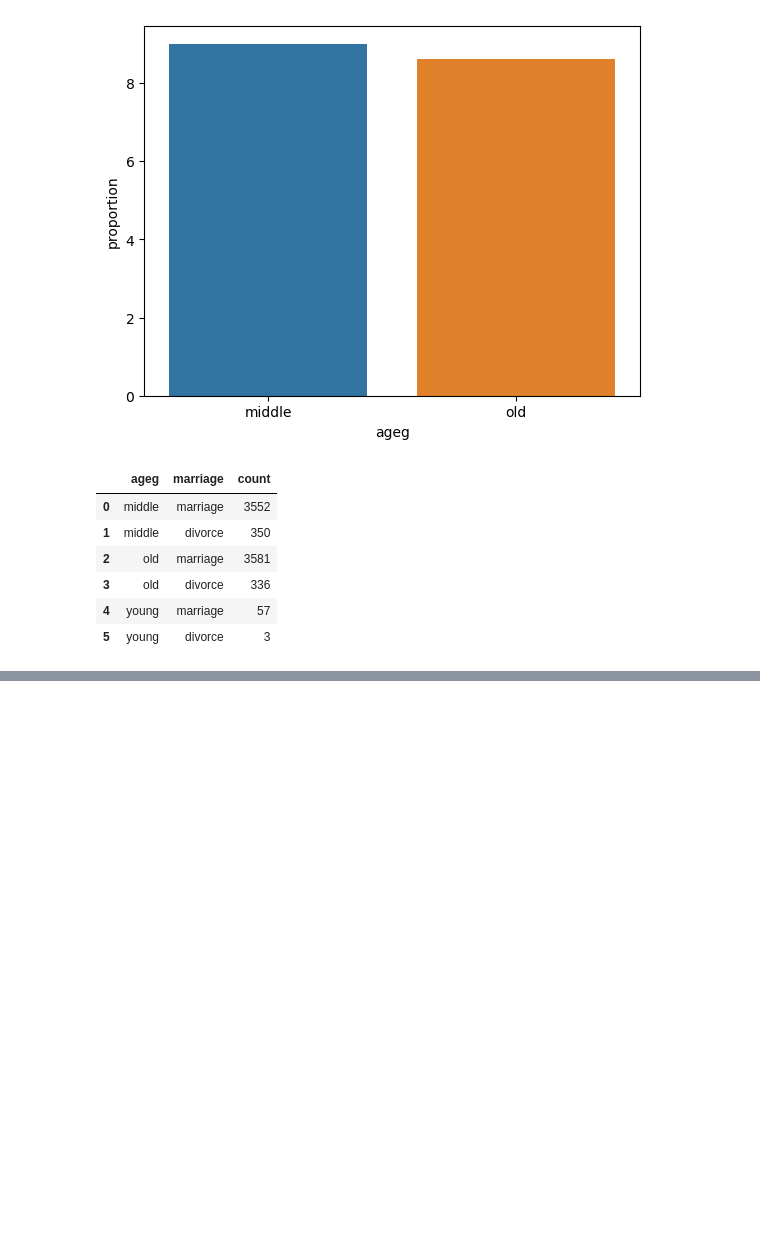
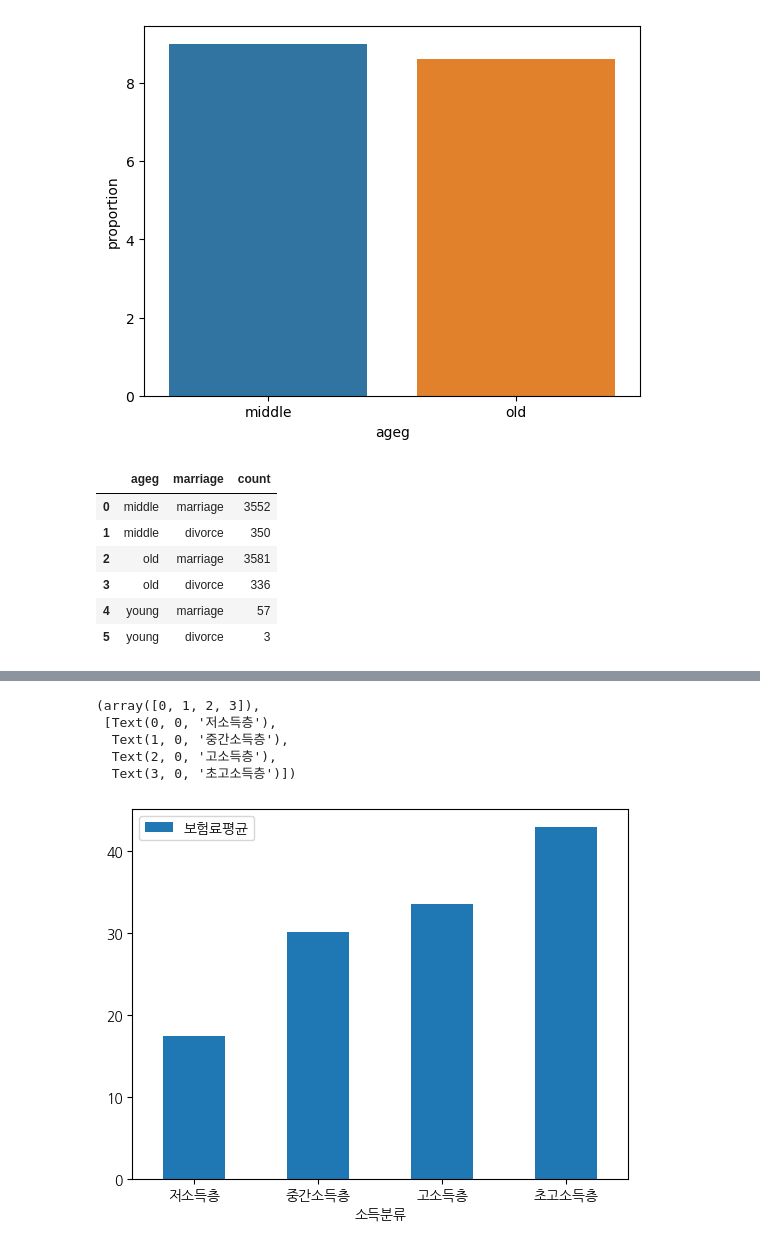
Before and after one commit to JinhoBa/PythonEx, a Jupyter notebook: big_data/bigdata1124.ipynb, the cells around one changed output, grey strips where cells are left out. Saved outputs shown, nothing was run; the diff lists cells and outputs as text; code cells hidden in the pictures; blank space fills up the shorter version.

```diff
--- a/big_data/bigdata1124.ipynb
+++ b/big_data/bigdata1124.ipynb
@@ -689,0 +720,6 @@ pivot_df[['young','middle','old']].plot.barh(stacked = True)
+# %%
+welfare = welfare.rename(
+    columns = {'h1405_3aq2' : '보험료',
+              'p1402_8aq1' : '소득'})
+# %%
+cd = welfare[['보험료','소득']]
@@ -689,0 +746,5 @@ pivot_df[['young','middle','old']].plot.barh(stacked = True)
+# %%
+cd['소득분류'] = np.where(cd['소득'] > 1000, '초고소득층',
+                   np.where(cd['소득'] > 346, '고소득층',
+                    np.where(cd['소득'] > 150 , '중간소득층', '저소득층')))
+cd.head()
@@ -689,0 +758,14 @@ pivot_df[['young','middle','old']].plot.barh(stacked = True)
+# %%
+cdp = cd.groupby('소득분류')\
+    .agg(보험료평균 = ('보험료','mean'))
+cdp = cdp.sort_values('보험료평균')
+# %%
+cdp.plot.bar()
+plt.xticks(rotation=0)
+# %% [output]
+(array([0, 1, 2, 3]),
+ [Text(0, 0, '저소득층'),
+  Text(1, 0, '중간소득층'),
+  Text(2, 0, '고소득층'),
+  Text(3, 0, '초고소득층')])
+[figure, added]
```
Also changed, not shown: parts of 41 cells of this notebook.
